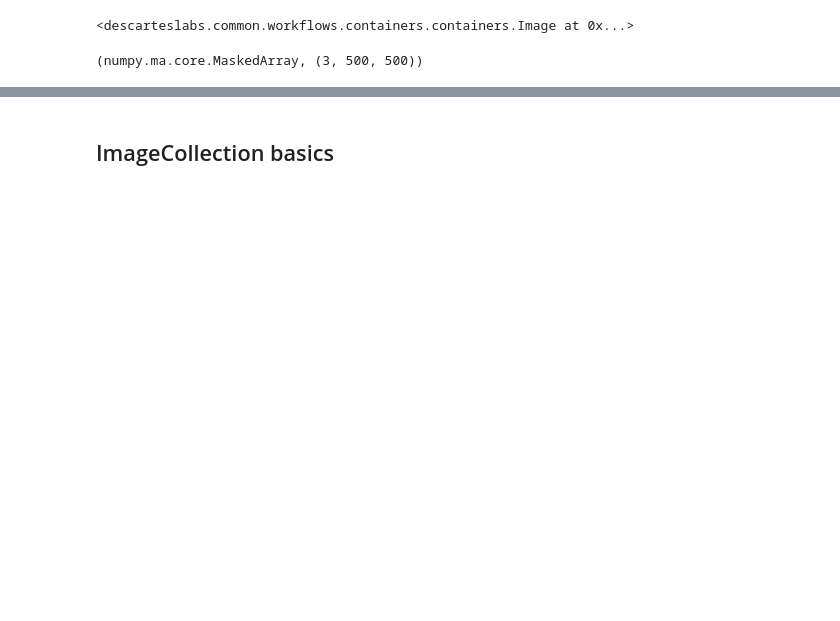
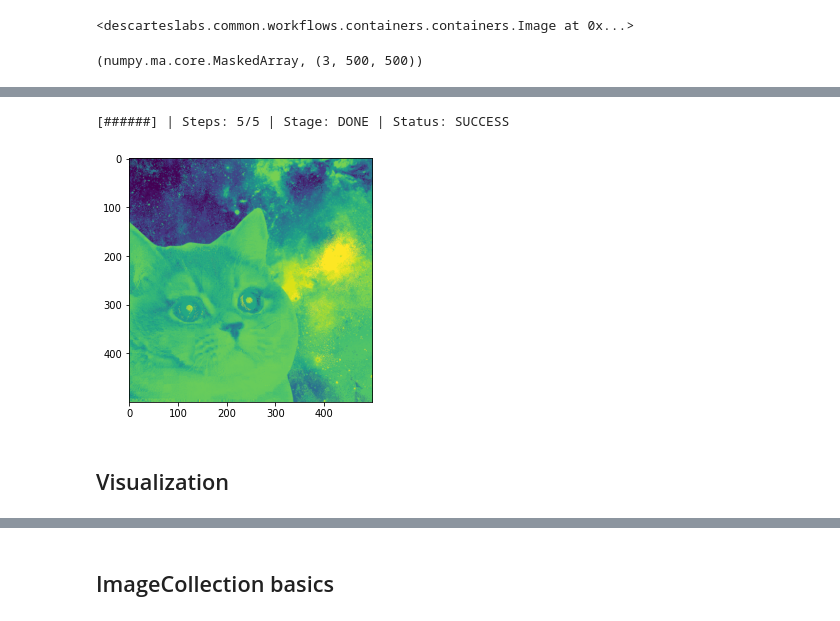
Before and after one commit to descarteslabs/workflows-examples, a Jupyter notebook: examples/walkthrough.ipynb, the cells around one changed output, grey strips where cells are left out. Cells and saved outputs as stored; diff of their text form; code cells hidden in the pictures; blank space fills up the shorter version.

```diff
--- a/examples/walkthrough.ipynb
+++ b/examples/walkthrough.ipynb
@@ -165,0 +168,8 @@ radness = (blue - red) / (blue + red)
+# %%
+radness_ = radness.compute(ctx)
+dl.scenes.display(radness_.bands, size=4, colormap="viridis")
+# %% [output]
+[######] | Steps: 5/5 | Stage: DONE | Status: SUCCESS
+[figure, added]
+# %% [markdown]
+## Visualization
```
Also changed, not shown: parts of 37 cells of this notebook, 4 other files.
